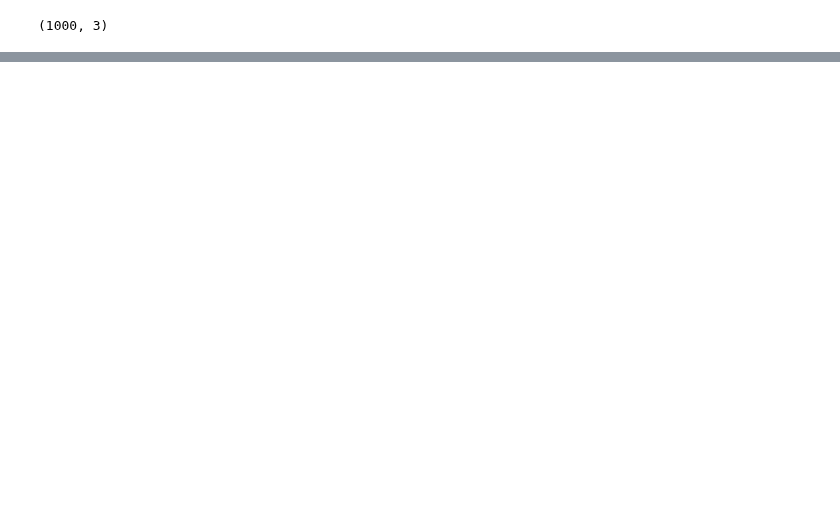
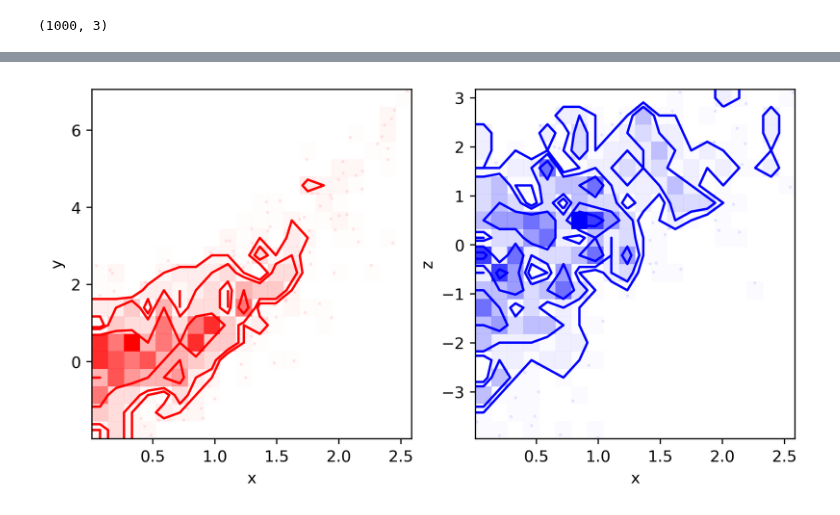
Before and after one commit to astro-jingtao/astro_statistics_assistant, a Jupyter notebook: example/contour_plot.ipynb, the cells around one changed output, grey strips where cells are left out. Drawn from its saved outputs; the diff is of its cells as text; code cells hidden in the pictures; blank space fills up the shorter version.

Commit message:
use subsample to plot

```diff
--- a/example/contour_plot.ipynb
+++ b/example/contour_plot.ipynb
@@ -23,0 +24,7 @@ dataset.contour('x', ['y', 'z'], subplots_kwargs={'figshape': (1, 2)}, color_eac
+# %%
+dataset.contour('x', ['y', 'z'],
+                subplots_kwargs={'figshape': (1, 2)},
+                color_each=['red', 'blue'],
+                subsample=x > 0)
+# %% [output]
+[figure, added]
```
Also changed, not shown: parts of 2 cells of this notebook, 2 other files.
